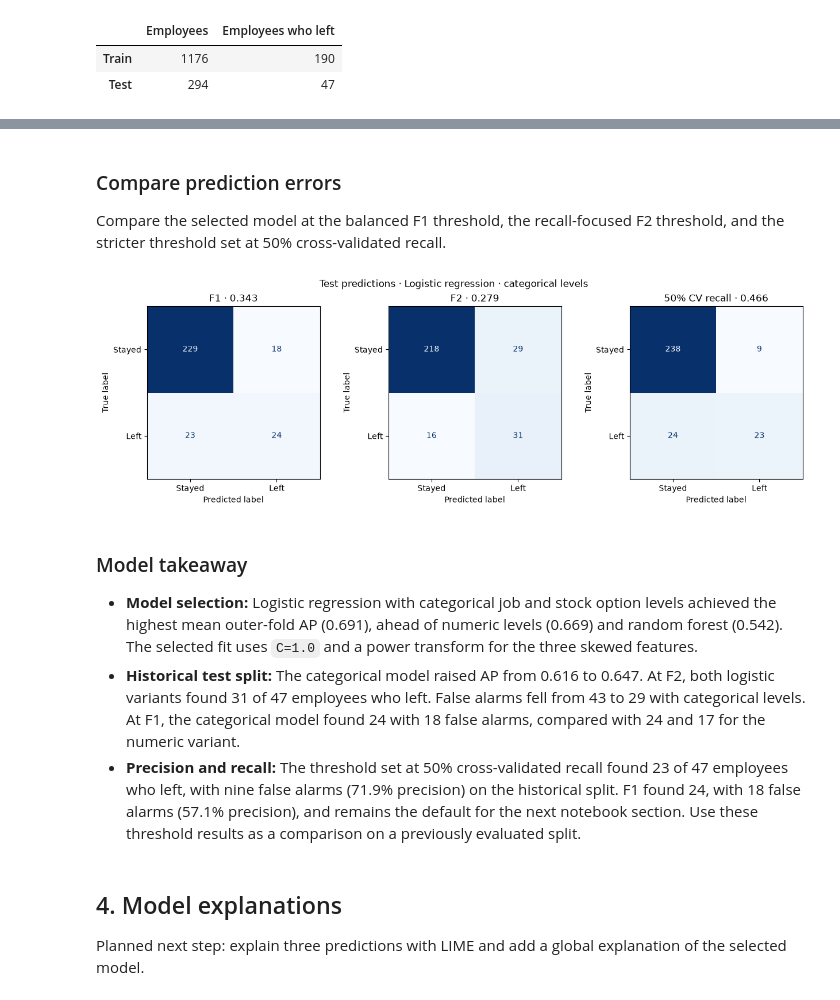
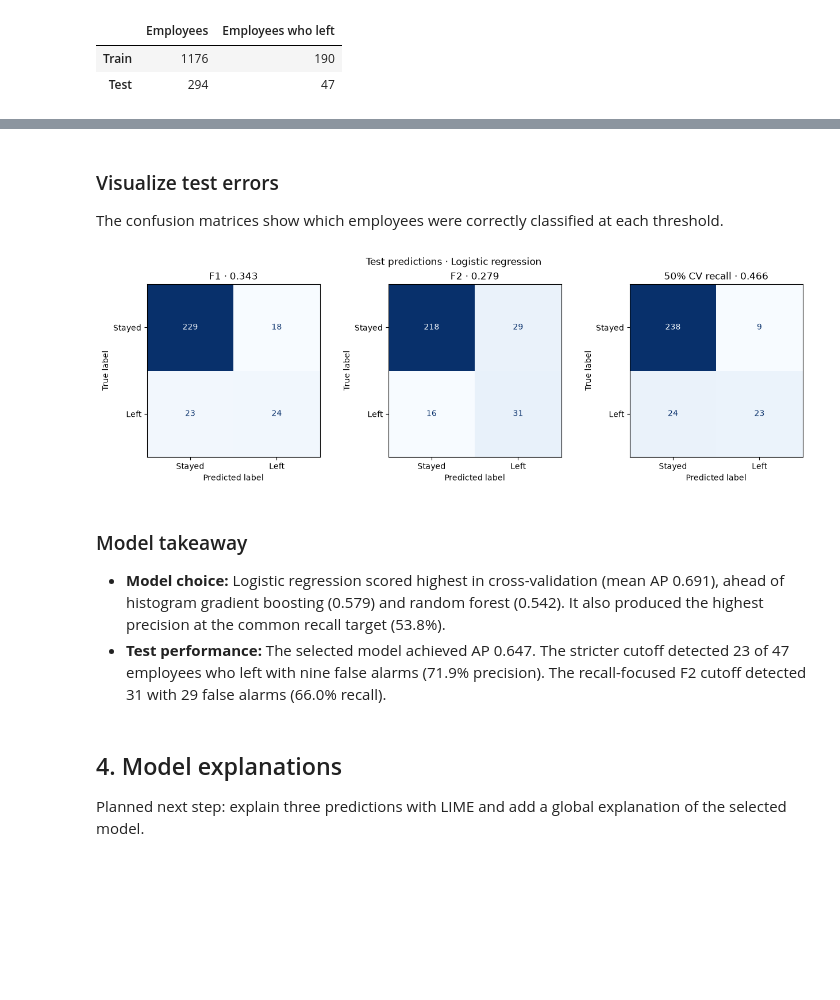
Before and after one commit to johanneswbr/medco-passau-xai, a Jupyter notebook: model_xai.ipynb, the cells around one changed output, grey strips where cells are left out. Saved outputs shown, nothing was run; the diff lists cells and outputs as text; code cells hidden in the pictures; blank space fills up the shorter version.

Commit message:
Simplify the attrition model comparison

```diff
--- a/model_xai.ipynb
+++ b/model_xai.ipynb
@@ -188,24 +199,20 @@ def choose_thresholds(labels, scores):
         denominator = (beta_squared * precision + recall).clip(min=1e-12)
         f_beta = (1 + beta_squared) * precision * recall / denominator
         choices[f"F{beta}"] = float(thresholds[f_beta.argmax()])
+
     recall_target = 0.50
     choices[f"{recall_target:.0%} CV recall"] = float(thresholds[recall >= recall_target][-1])
     return choices
 
-model_thresholds = {
-    model_name: choose_thresholds(y_train, out_of_fold_scores[model_name])
-    for model_name in searches
-}
+decision_thresholds = choose_thresholds(y_train, out_of_fold_scores[selected_name])
 with parallel_config(backend="loky", inner_max_num_threads=1):
-    fitted_searches = {name: clone(search).fit(X_train, y_train) for name, search in searches.items()}
+    final_search = clone(searches[selected_name]).fit(X_train, y_train)
 
-selected_model = fitted_searches[selected_name].best_estimator_
-decision_threshold = model_thresholds[selected_name]["F1"]
+selected_model = final_search.best_estimator_
+decision_threshold = decision_thresholds["F1"]
 print("Selected hyperparameters:")
-for parameter, value in fitted_searches[selected_name].best_params_.items():
+for parameter, value in final_search.best_params_.items():
     print(f"  {parameter}: {value}")
-
-display(pd.DataFrame(model_thresholds).T.round(3))
 # %% [output]
 Selected hyperparameters:
   columntransformer__skewed: PowerTransformer()
@@ -267,28 +254,26 @@ test_predictions = test_scores >= decision_threshold
 # %% [markdown]
-### Compare prediction errors
+### Visualize test errors
 
-Compare the selected model at the balanced F1 threshold, the recall-focused F2 threshold, and the stricter threshold set at 50% cross-validated recall.
+The confusion matrices show which employees were correctly classified at each threshold.
 # %%
 %matplotlib inline
 
-selected_thresholds = model_thresholds[selected_name]
-fig, axes = plt.subplots(1, len(selected_thresholds), figsize=(12.6, 4), layout="constrained")
-for ax, (threshold_name, threshold) in zip(axes, selected_thresholds.items()):
+fig, axes = plt.subplots(1, len(decision_thresholds), figsize=(12.6, 4), layout="constrained")
+for ax, (threshold_name, threshold) in zip(axes, decision_thresholds.items()):
     ConfusionMatrixDisplay.from_predictions(
         y_test, test_scores >= threshold, labels=[0, 1], display_labels=["Stayed", "Left"],
         cmap="Blues", colorbar=False, ax=ax,
     )
     ax.set_title(f"{threshold_name} · {threshold:.3f}")
 fig.suptitle(f"Test predictions · {selected_name}")
 plt.show()
 # %% [output]
-[figure, old version]
+[figure, new version]
 # %% [markdown]
 ### Model takeaway
 
-- **Model selection:** Logistic regression with categorical job and stock option levels achieved the highest mean outer-fold AP (0.691), ahead of numeric levels (0.669) and random forest (0.542). The selected fit uses `C=1.0` and a power transform for the three skewed features.
-- **Historical test split:** The categorical model raised AP from 0.616 to 0.647. At F2, both logistic variants found 31 of 47 employees who left. False alarms fell from 43 to 29 with categorical levels. At F1, the categorical model found 24 with 18 false alarms, compared with 24 and 17 for the numeric variant.
-- **Precision and recall:** The threshold set at 50% cross-validated recall found 23 of 47 employees who left, with nine false alarms (71.9% precision) on the historical split. F1 found 24, with 18 false alarms (57.1% precision), and remains the default for the next notebook section. Use these threshold results as a comparison on a previously evaluated split.
+- **Model choice:** Logistic regression scored highest in cross-validation (mean AP 0.691), ahead of histogram gradient boosting (0.579) and random forest (0.542). It also produced the highest precision at the common recall target (53.8%).
+- **Test performance:** The selected model achieved AP 0.647. The stricter cutoff detected 23 of 47 employees who left with nine false alarms (71.9% precision). The recall-focused F2 cutoff detected 31 with 29 false alarms (66.0% recall).
 # %% [markdown]
 ## 4. Model explanations
 
```
Also changed, not shown: parts of 12 cells of this notebook, 1 other file.
